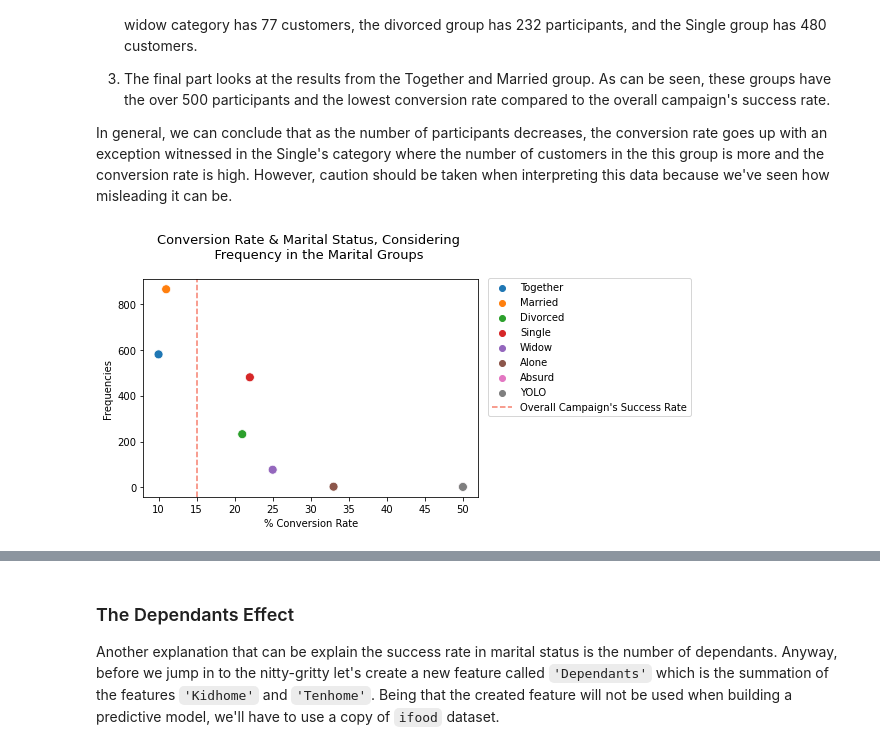
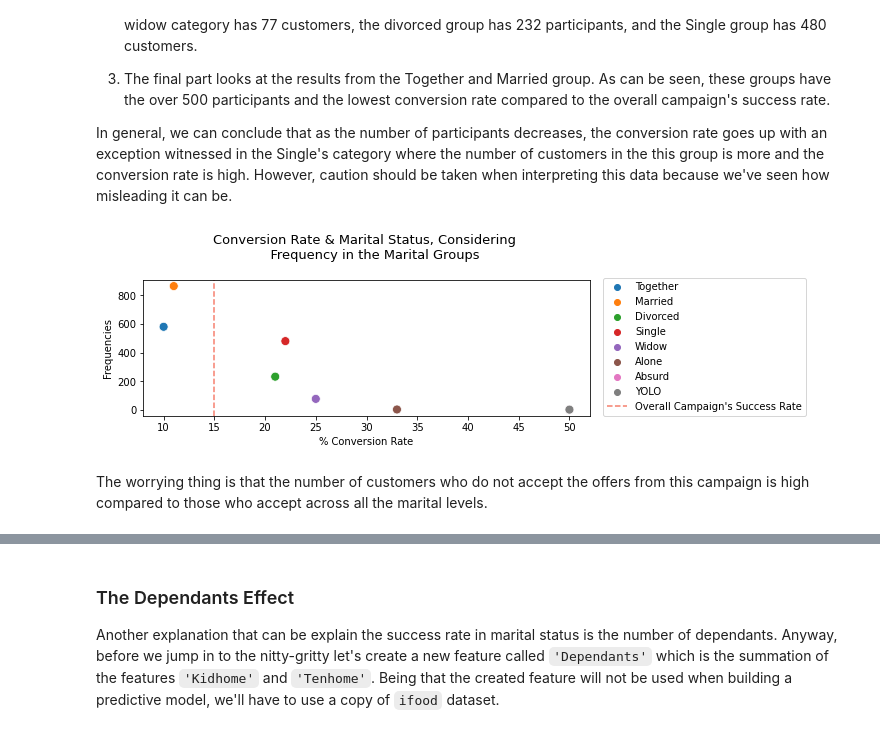
Before and after one commit to Demiga-g/iFood-Marketing-Analysis, a Jupyter notebook: iFood Marketing Analysis.ipynb, the cells around one changed output, grey strips where cells are left out. Saved outputs shown, nothing was run; the diff lists cells and outputs as text; code cells hidden in the pictures.

```diff
--- a/iFood Marketing Analysis.ipynb
+++ b/iFood Marketing Analysis.ipynb
@@ -251,18 +296,22 @@ Just like we did when analyzing education level, here we'll also check the frequ
 
 In general, we can conclude that as the number of participants decreases, the conversion rate goes up with an exception witnessed in the Single's category where the number of customers in the this group is more and the conversion rate is high. However, caution should be taken when interpreting this data because we've seen how misleading it can be.
 # %%
+plt.figure(figsize=(8, 2.5))
+
 marital_count = ifood['Marital_Status'].value_counts()
 
 marital_conv_frq = (pd.concat([marital_count, marital_conv_rate],
                               axis=1).rename(columns={
                                   'Marital_Status': 'Frequencies',
                                   0: '% Conversion Rate'
                               }).sort_values('% Conversion Rate'))
 
 explain_plot(marital_conv_frq, x='% Conversion Rate', y='Frequencies')
-plt.legend(loc=(1.03, 0.37))
+plt.legend(loc=(1.03, 0))
 plt.title("""Conversion Rate & Marital Status, Considering
     Frequency in the Marital Groups\n""",
     size=13);
 # %% [output]
-[figure, old version]
+[figure, new version]
+# %% [markdown]
+The worrying thing is that the number of customers who do not accept the offers from this campaign is high compared to those who accept across all the marital levels.
```
Also changed, not shown: parts of 71 cells of this notebook.
